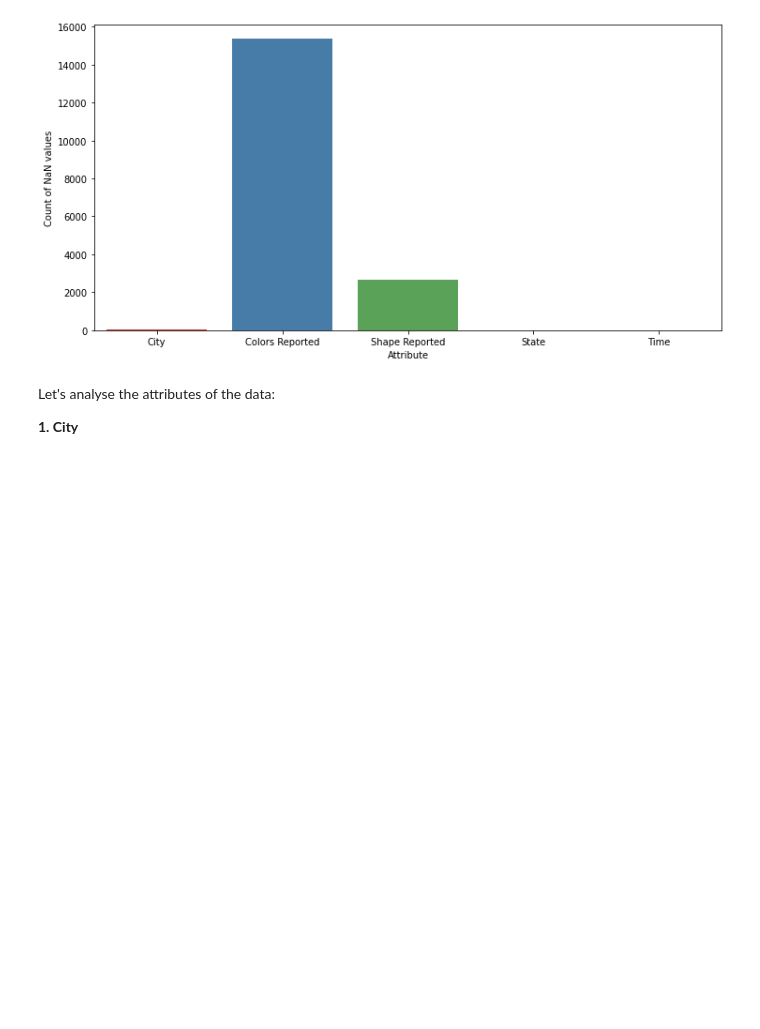
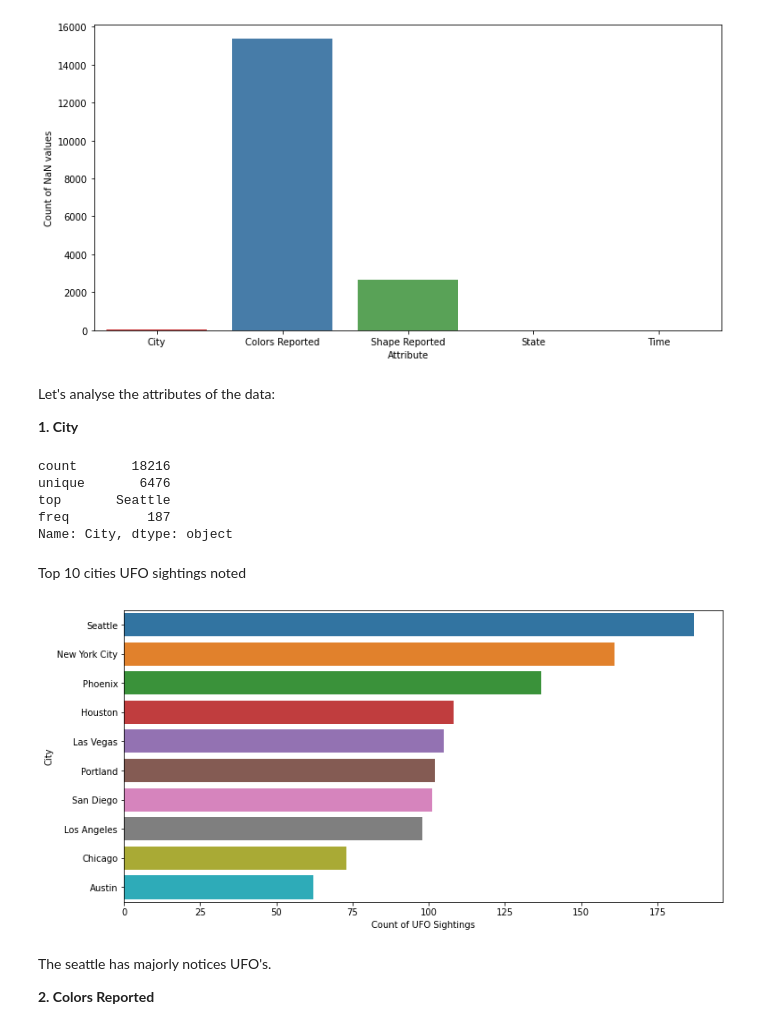
Before and after one commit to syamkakarla98/DataScience_Head_Start, a Jupyter notebook: UFO_Sightings.ipynb, the cells around one changed output. Saved outputs shown, nothing was run; the diff lists cells and outputs as text; code cells hidden in the pictures; blank space fills up the shorter version.

```diff
--- a/UFO_Sightings.ipynb
+++ b/UFO_Sightings.ipynb
@@ -103,3 +104,24 @@ plt.show()
 Let's analyse the attributes of the data:
 
 **1. City**
+# %%
+df.City.describe()
+# %% [output]
+count       18216
+unique       6476
+top       Seattle
+freq          187
+Name: City, dtype: object
+# %% [markdown]
+Top 10 cities UFO sightings noted
+# %%
+c = df.City.value_counts()[:10]
+sns.barplot(y = c.index, x = c)
+plt.xlabel('Count of UFO Sightings')
+plt.ylabel('City');
+# %% [output]
+[figure, added]
+# %% [markdown]
+The seattle has majorly notices UFO's.
+
+**2. Colors Reported**
```
Also changed, not shown: parts of 10 cells of this notebook.
